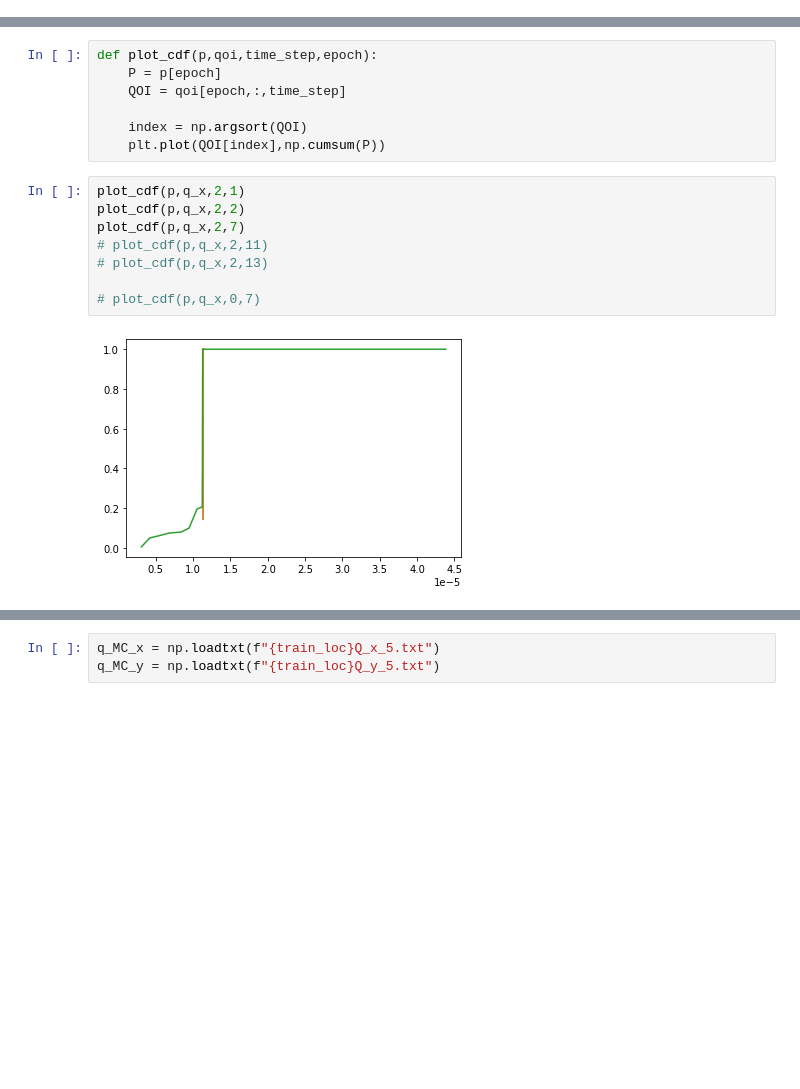
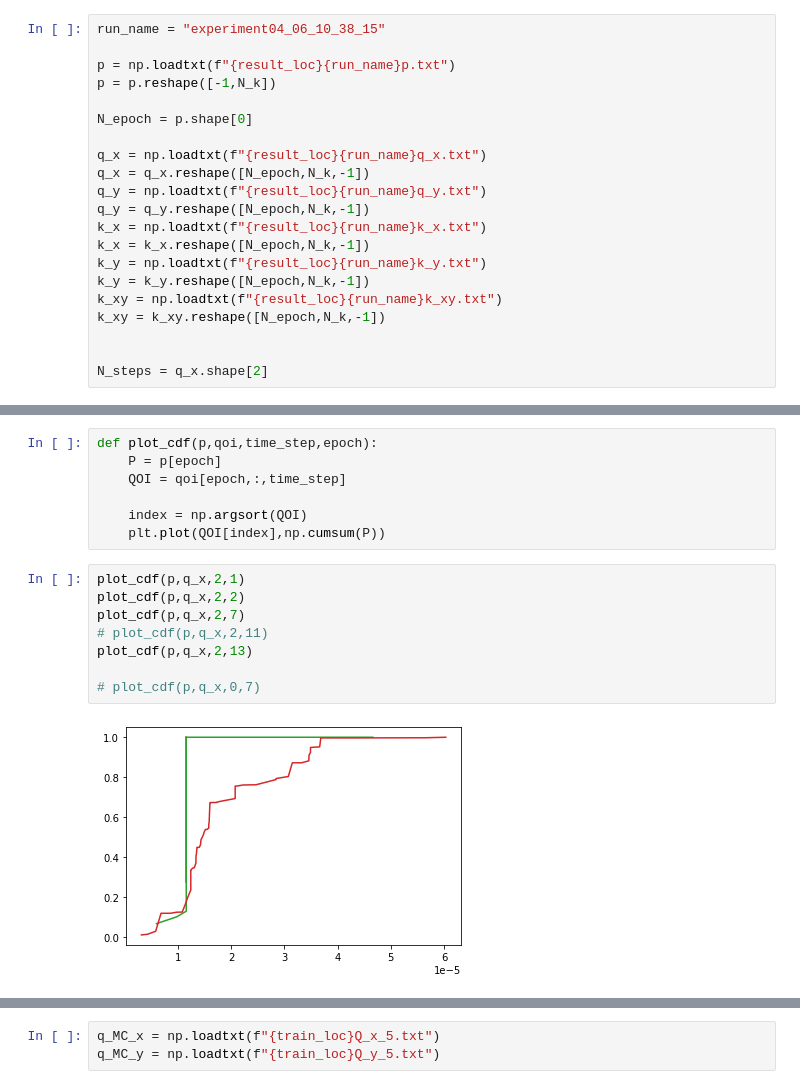
Before and after one commit to dbelivanis/Information-Theory-2, a Jupyter notebook: Optimization/check.ipynb, the cells around one changed output, grey strips where cells are left out. Drawn from its saved outputs; the diff is of its cells as text; blank space fills up the shorter version.

```diff
--- a/Optimization/check.ipynb
+++ b/Optimization/check.ipynb
@@ -34,3 +18,24 @@ p = p.reshape([-1,N_k])
+# %%
+run_name = "experiment04_06_10_38_15"
+
+p = np.loadtxt(f"{result_loc}{run_name}p.txt")
+p = p.reshape([-1,N_k])
+
+N_epoch = p.shape[0]
+
+q_x = np.loadtxt(f"{result_loc}{run_name}q_x.txt")
+q_x = q_x.reshape([N_epoch,N_k,-1])
+q_y = np.loadtxt(f"{result_loc}{run_name}q_y.txt")
+q_y = q_y.reshape([N_epoch,N_k,-1])
+k_x = np.loadtxt(f"{result_loc}{run_name}k_x.txt")
+k_x = k_x.reshape([N_epoch,N_k,-1])
+k_y = np.loadtxt(f"{result_loc}{run_name}k_y.txt")
+k_y = k_y.reshape([N_epoch,N_k,-1])
+k_xy = np.loadtxt(f"{result_loc}{run_name}k_xy.txt")
+k_xy = k_xy.reshape([N_epoch,N_k,-1])
+
+
+N_steps = q_x.shape[2]
 # %%
 q_x.shape
 # %% [output]
@@ -51,13 +56,13 @@ def plot_cdf(p,qoi,time_step,epoch):
 # %%
 plot_cdf(p,q_x,2,1)
 plot_cdf(p,q_x,2,2)
 plot_cdf(p,q_x,2,7)
 # plot_cdf(p,q_x,2,11)
-# plot_cdf(p,q_x,2,13)
+plot_cdf(p,q_x,2,13)
 
 # plot_cdf(p,q_x,0,7)
 # %% [output]
-[figure, old version]
+[figure, new version]
 # %%
 plot_cdf(p,q_y,2,1)
 plot_cdf(p,q_y,2,3)
```
Also changed, not shown: parts of 14 cells of this notebook, 47 other files.
